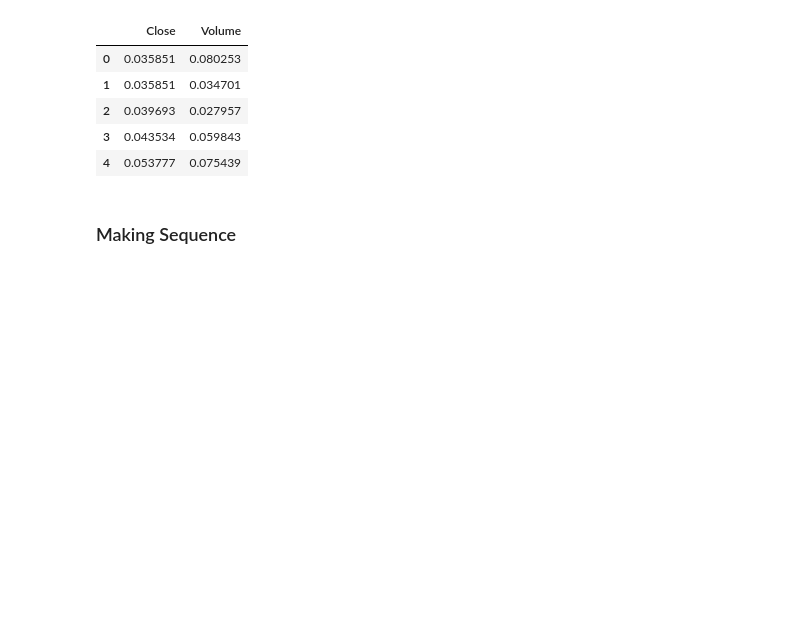
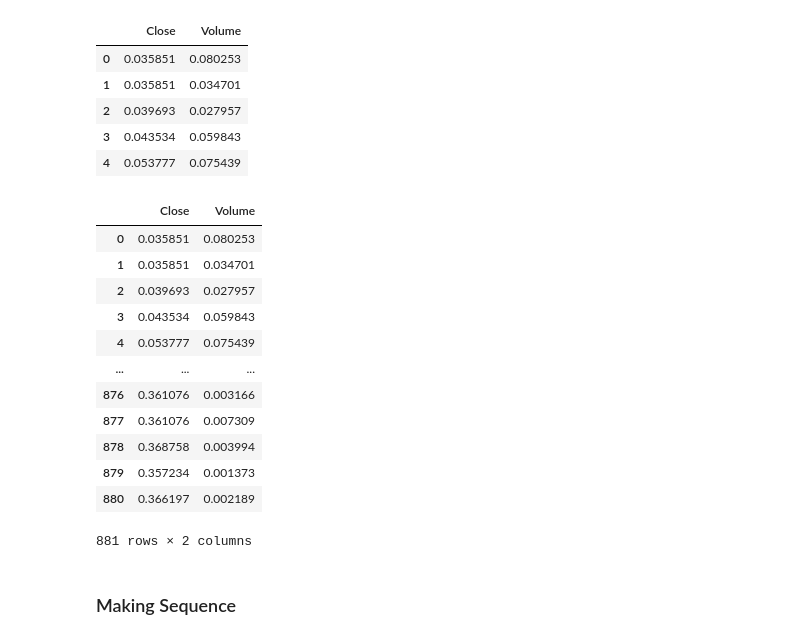
Before and after one commit to artmiss-gns/Stock-Market-Prediction-With-PyTorch, a Jupyter notebook: notebooks/main.ipynb, the cells around one changed output. Saved outputs shown, nothing was run; the diff lists cells and outputs as text; code cells hidden in the pictures; blank space fills up the shorter version.

```diff
--- a/main.ipynb
+++ b/notebooks/main.ipynb
@@ -172,6 +172,22 @@ data.head()
 | 2 | 0.039693 | 0.027957 |
 | 3 | 0.043534 | 0.059843 |
 | 4 | 0.053777 | 0.075439 |
+# %%
+train
+# %% [output]
+|  | Close | Volume |
+| 0 | 0.035851 | 0.080253 |
+| 1 | 0.035851 | 0.034701 |
+| 2 | 0.039693 | 0.027957 |
+| 3 | 0.043534 | 0.059843 |
+| 4 | 0.053777 | 0.075439 |
+| ... | ... | ... |
+| 876 | 0.361076 | 0.003166 |
+| 877 | 0.361076 | 0.007309 |
+| 878 | 0.368758 | 0.003994 |
+| 879 | 0.357234 | 0.001373 |
+| 880 | 0.366197 | 0.002189 |
+881 rows × 2 columns
 # %% [markdown]
 ### Making Sequence
 # %%
```
Also changed, not shown: parts of 1 cell of this notebook.
